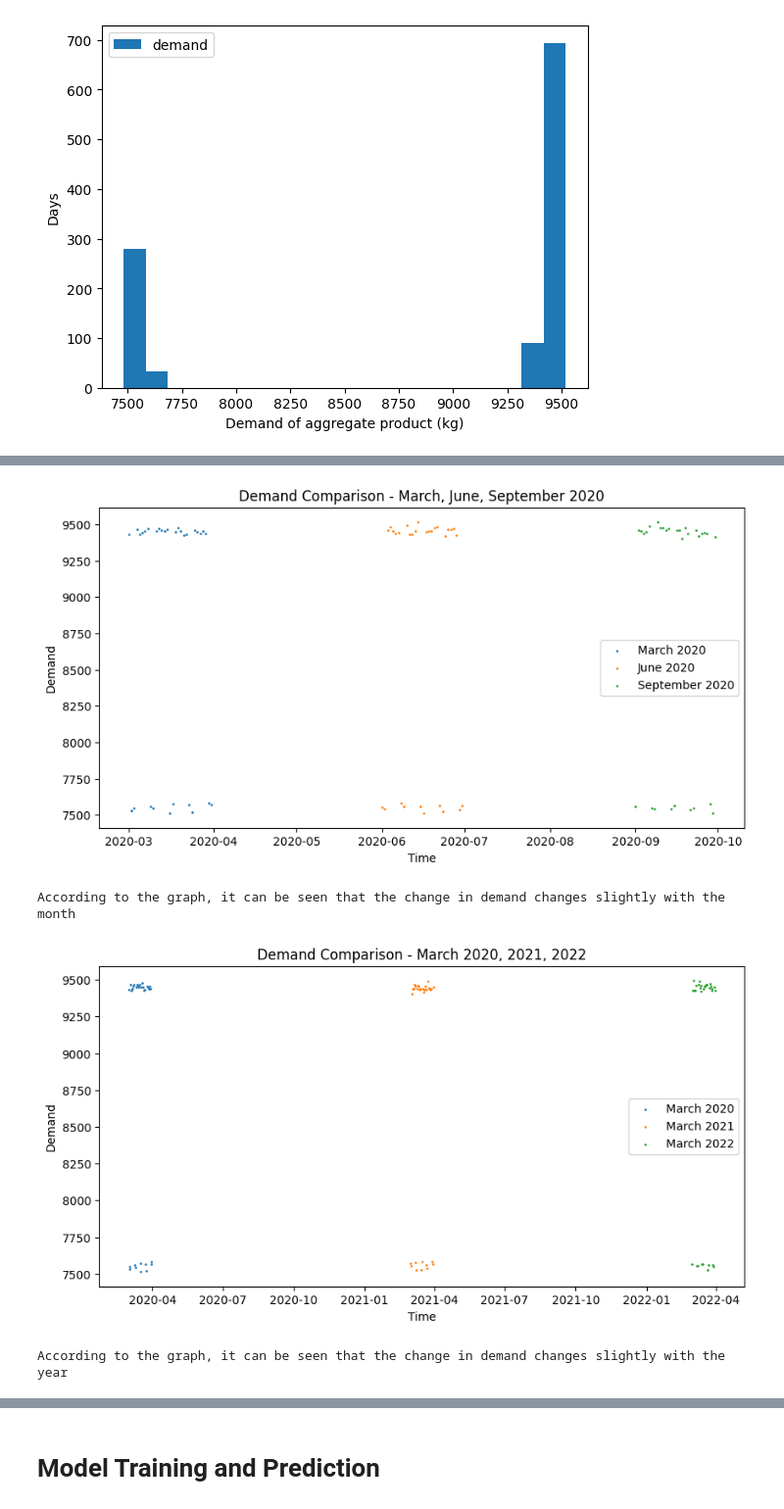
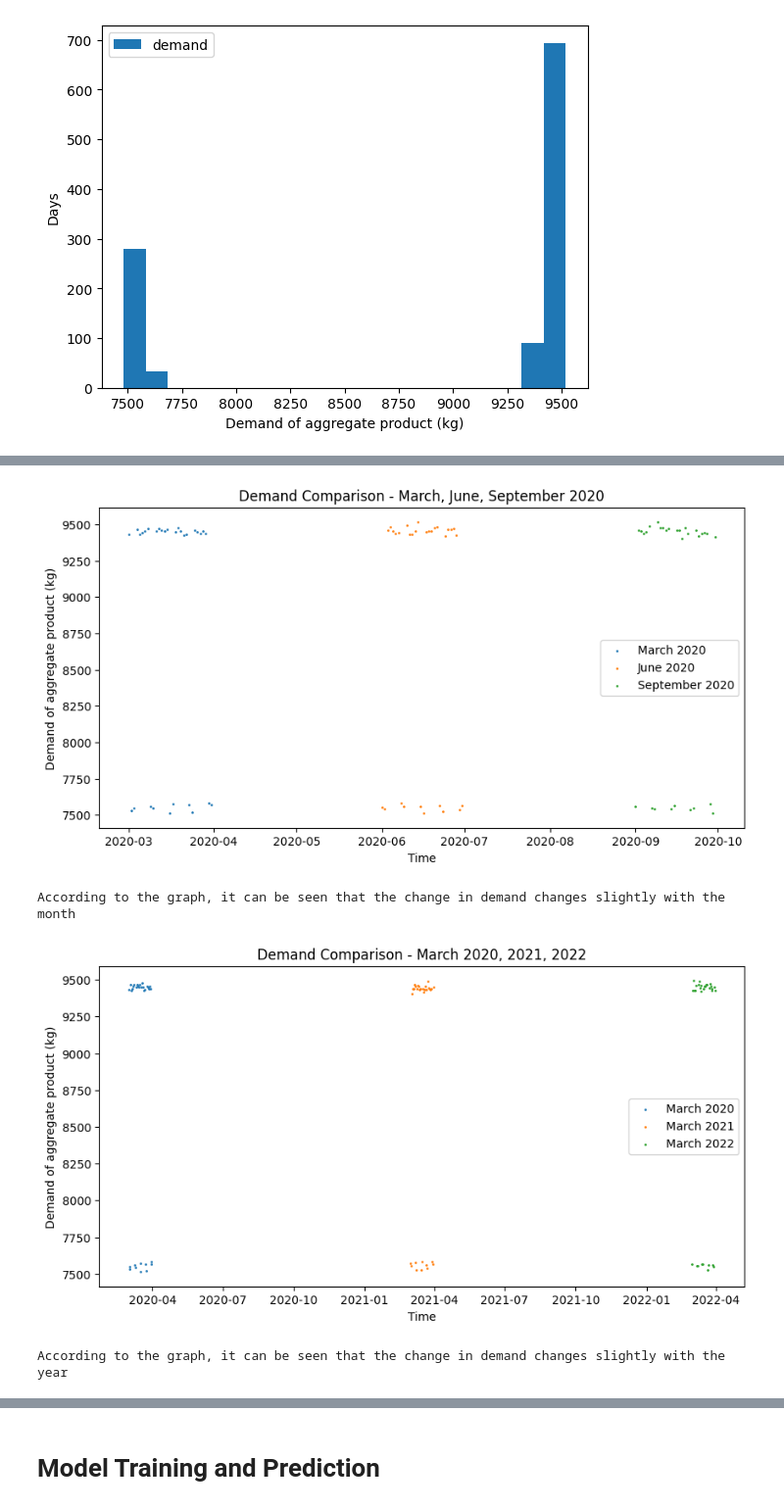
Before and after one commit to Maojia-Yao/Demand-Prediction, a Jupyter notebook: predict_model.ipynb, the cells around one changed output, grey strips where cells are left out. Shown: that part at 98% size. Cells and saved outputs as stored; diff of their text form; code cells hidden in the pictures.

```diff
--- a/predict_model.ipynb
+++ b/predict_model.ipynb
@@ -121,38 +125,38 @@ data_2020_09 = data_2020[data_2020['timestamp'].dt.month == 9]
 # Draw a scatterplot for March, June, and September of 2020
 plt.figure(figsize=(10, 5))
 plt.scatter(data_2020_03['timestamp'], data_2020_03['demand'], s=1, label='March 2020')
 plt.scatter(data_2020_06['timestamp'], data_2020_06['demand'], s=1, label='June 2020')
 plt.scatter(data_2020_09['timestamp'], data_2020_09['demand'], s=1, label='September 2020')
 plt.xlabel('Time')
-plt.ylabel('Demand')
+plt.ylabel('Demand of aggregate product (kg)')
 plt.title('Demand Comparison - March, June, September 2020')
 plt.legend()
 plt.show()
 
 print("According to the graph, it can be seen that the change in demand changes slightly with the month")
 
 # Compare the data for March 2020, March 2021 and March 2022 by the same day
 data_mar = data[data['timestamp'].dt.month == 3]
 data_2020_03 = data_mar[data_mar['timestamp'].dt.year == 2020]
 data_2021_03 = data_mar[data_mar['timestamp'].dt.year == 2021]
 data_2022_03 = data_mar[data_mar['timestamp'].dt.year == 2022]
 
 # Draw a scatterplot for March 2020, March 2021 and March 2022
 plt.figure(figsize=(10, 5))
 plt.scatter(data_2020_03['timestamp'], data_2020_03['demand'], s=1, label='March 2020')
 plt.scatter(data_2021_03['timestamp'], data_2021_03['demand'], s=1, label='March 2021')
 plt.scatter(data_2022_03['timestamp'], data_2022_03['demand'], s=1, label='March 2022')
 plt.xlabel('Time')
-plt.ylabel('Demand')
+plt.ylabel('Demand of aggregate product (kg)')
 plt.title('Demand Comparison - March 2020, 2021, 2022')
 plt.legend()
 plt.show()
 
 print("According to the graph, it can be seen that the change in demand changes slightly with the year")
 # %% [output]
-[figure, old version]
+[figure, new version]
 According to the graph, it can be seen that the change in demand changes slightly with the month
-[figure, old version]
+[figure, new version]
 According to the graph, it can be seen that the change in demand changes slightly with the year
 # %%
 # Use Boxplot to detect outliers and the shape of data distribution
```
Also changed, not shown: parts of 9 cells of this notebook, 3 other files.
